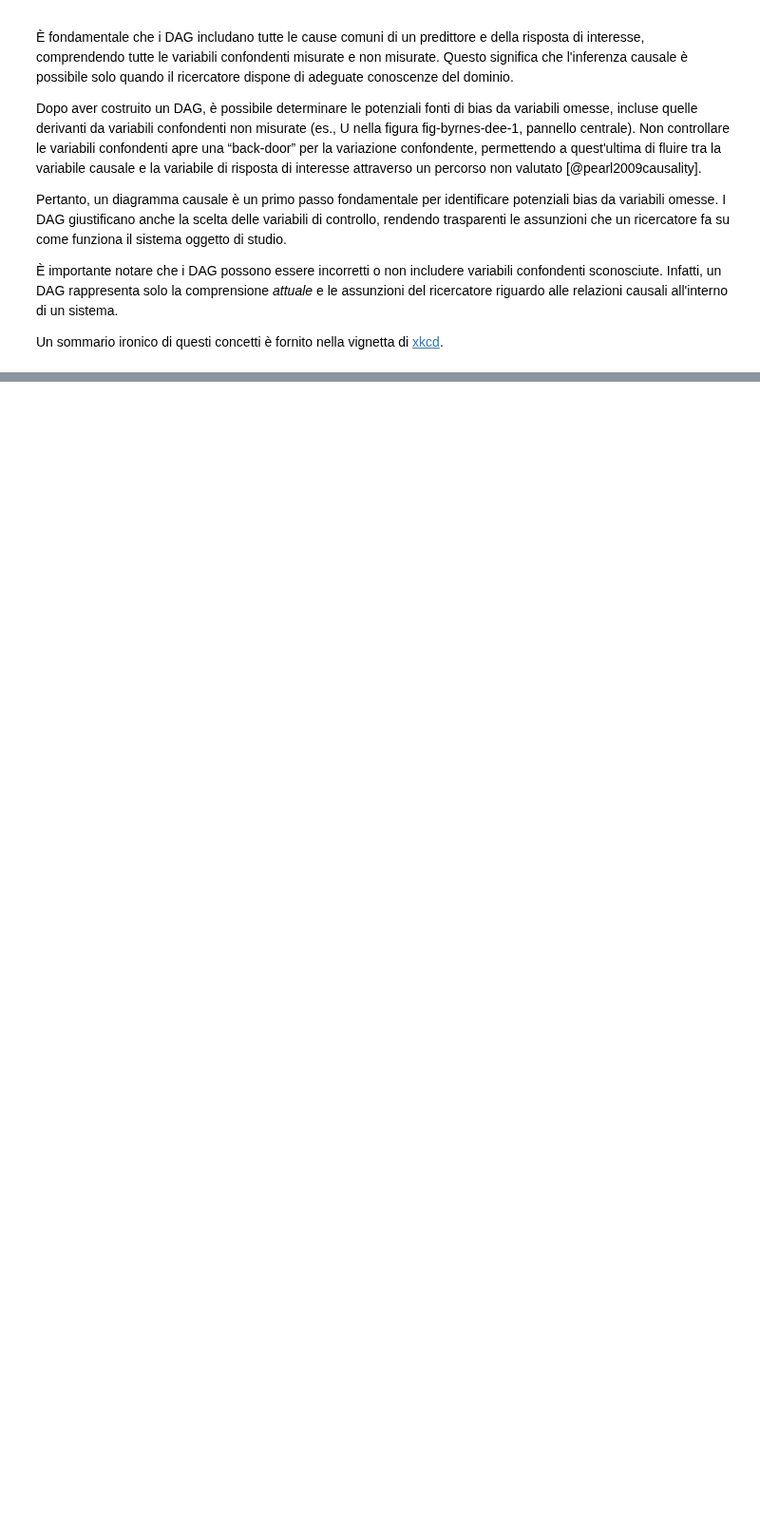
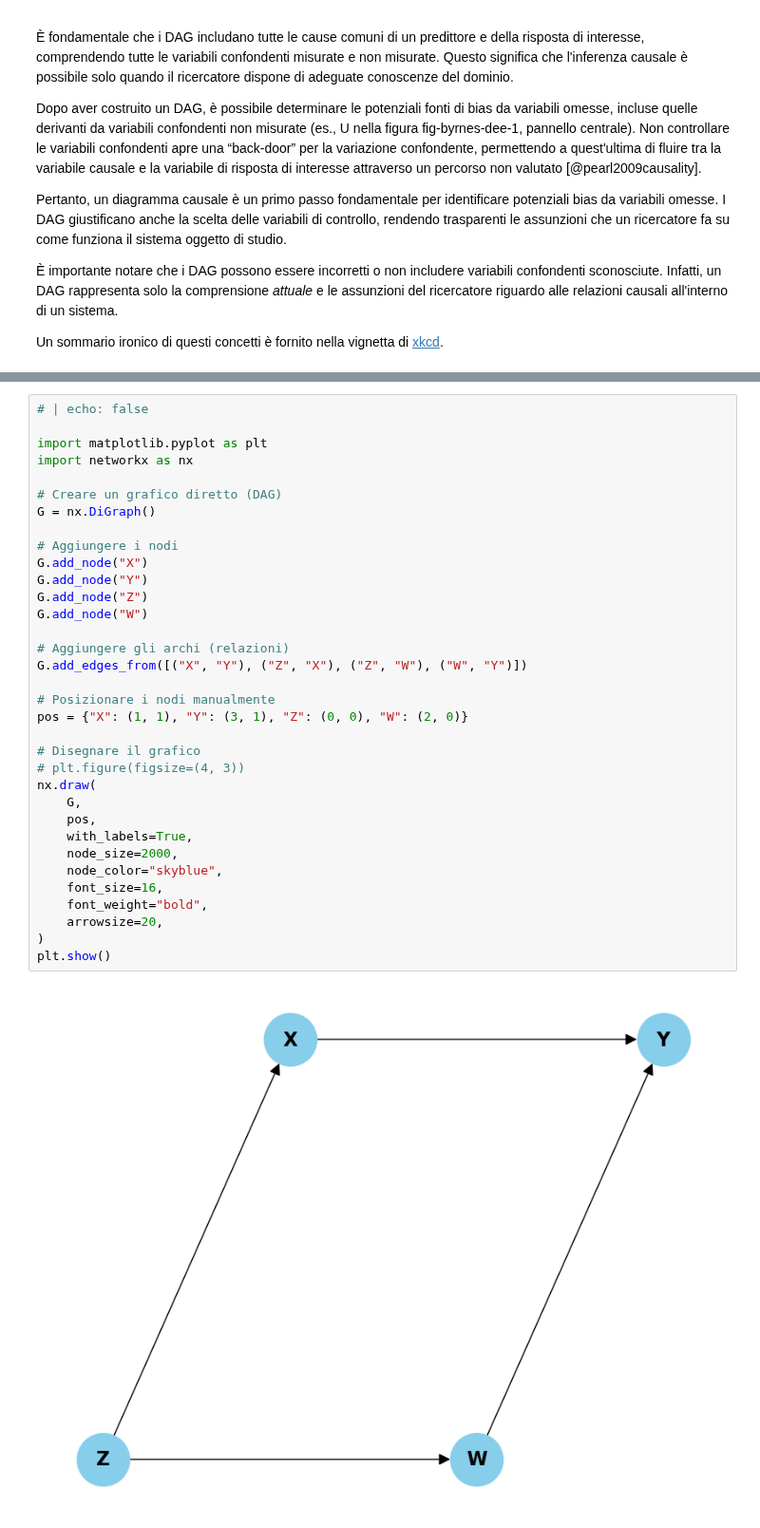
Before and after one commit to ccaudek/psicometria, a Jupyter notebook: chapters/eda/05_causality.ipynb, the cells around one changed output, grey strips where cells are left out. Shown at 95% size. Drawn from its saved outputs; the diff is of its cells as text; blank space fills up the shorter version.

```diff
--- a/chapters/eda/05_causality.ipynb
+++ b/chapters/eda/05_causality.ipynb
@@ -237,0 +298,36 @@ Un sommario ironico di questi concetti è fornito nella vignetta di [xkcd](https
+# %%
+# | echo: false
+
+import matplotlib.pyplot as plt
+import networkx as nx
+
+# Creare un grafico diretto (DAG)
+G = nx.DiGraph()
+
+# Aggiungere i nodi
+G.add_node("X")
+G.add_node("Y")
+G.add_node("Z")
+G.add_node("W")
+
+# Aggiungere gli archi (relazioni)
+G.add_edges_from([("X", "Y"), ("Z", "X"), ("Z", "W"), ("W", "Y")])
+
+# Posizionare i nodi manualmente
+pos = {"X": (1, 1), "Y": (3, 1), "Z": (0, 0), "W": (2, 0)}
+
+# Disegnare il grafico
+# plt.figure(figsize=(4, 3))
+nx.draw(
+    G,
+    pos,
+    with_labels=True,
+    node_size=2000,
+    node_color="skyblue",
+    font_size=16,
+    font_weight="bold",
+    arrowsize=20,
+)
+plt.show()
+# %% [output]
+[figure, added]
```
Also changed, not shown: parts of 16 cells of this notebook, 18 other files.
